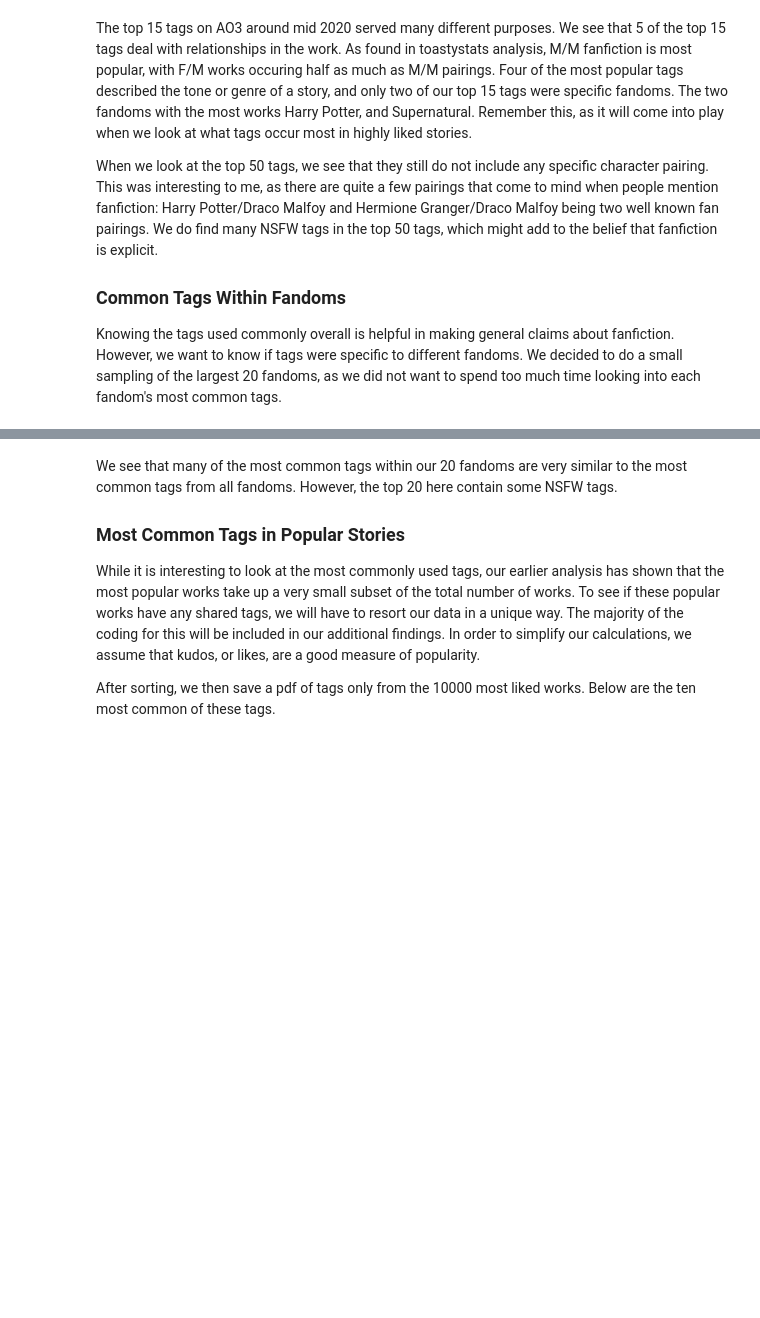
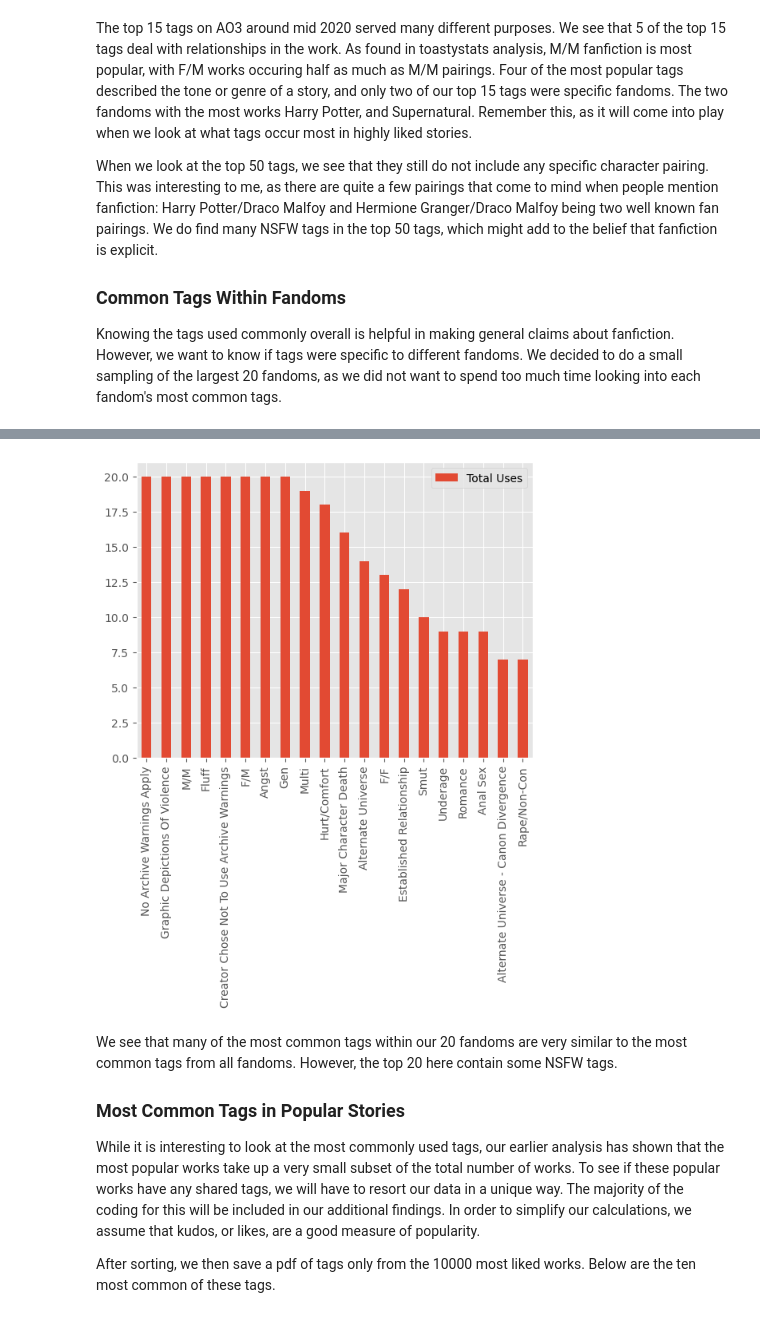
Before and after one commit to bekwashburn/COMP5360_Final_Project, a Jupyter notebook: COMP5360_data_CodeCat/FINAL_PROJECT.ipynb, the cells around one changed output, grey strips where cells are left out. Saved outputs shown, nothing was run; the diff lists cells and outputs as text; code cells hidden in the pictures; blank space fills up the shorter version.

```diff
--- a/COMP5360_data_CodeCat/FINAL_PROJECT.ipynb
+++ b/COMP5360_data_CodeCat/FINAL_PROJECT.ipynb
@@ -879,3 +943,9 @@ plot_name(top_20)
+# %%
+# RUN THIS CELL
+top_20 = pd.read_csv("fandom_common.csv")
+plot_name(top_20)
+# %% [output]
+[figure, added]
 # %% [markdown]
 We see that many of the most common tags within our 20 fandoms are very similar to the most common tags from all fandoms. However, the top 20 here contain some NSFW tags.
 
```
Also changed, not shown: parts of 35 cells of this notebook, 4 other files.
